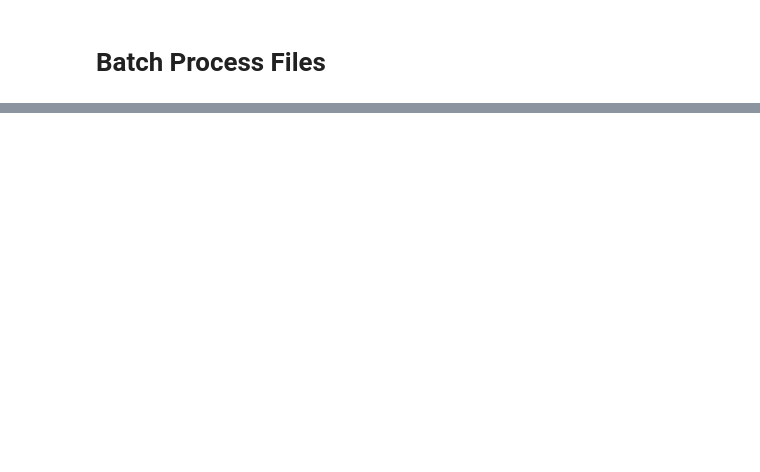
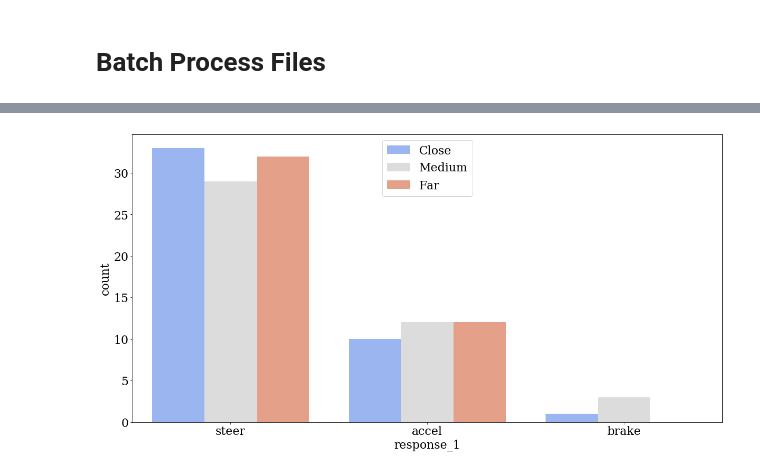
Before and after one commit to FeardaMeow/HSMM, a Jupyter notebook: Extract Data.ipynb, the cells around one changed output, grey strips where cells are left out. Drawn from its saved outputs; the diff is of its cells as text; code cells hidden in the pictures; blank space fills up the shorter version.

```diff
--- a/Extract Data.ipynb
+++ b/Extract Data.ipynb
@@ -281,0 +273,9 @@ array([[list(['steer', 'accel']), list(['steer', 'accel']),
+# %%
+# Count plot of participant responses
+plt.figure(figsize=(20,10))
+fig = sns.countplot(x="response_1", hue = 'ACC_gap', palette=sns.color_palette("coolwarm", 3), data=df_results)
+handles, labels = fig.get_legend_handles_labels()
+fig.legend(handles, ['Close','Medium','Far'])
+plt.show()
+# %% [output]
+[figure, added]
```
Also changed, not shown: parts of 6 cells of this notebook.
